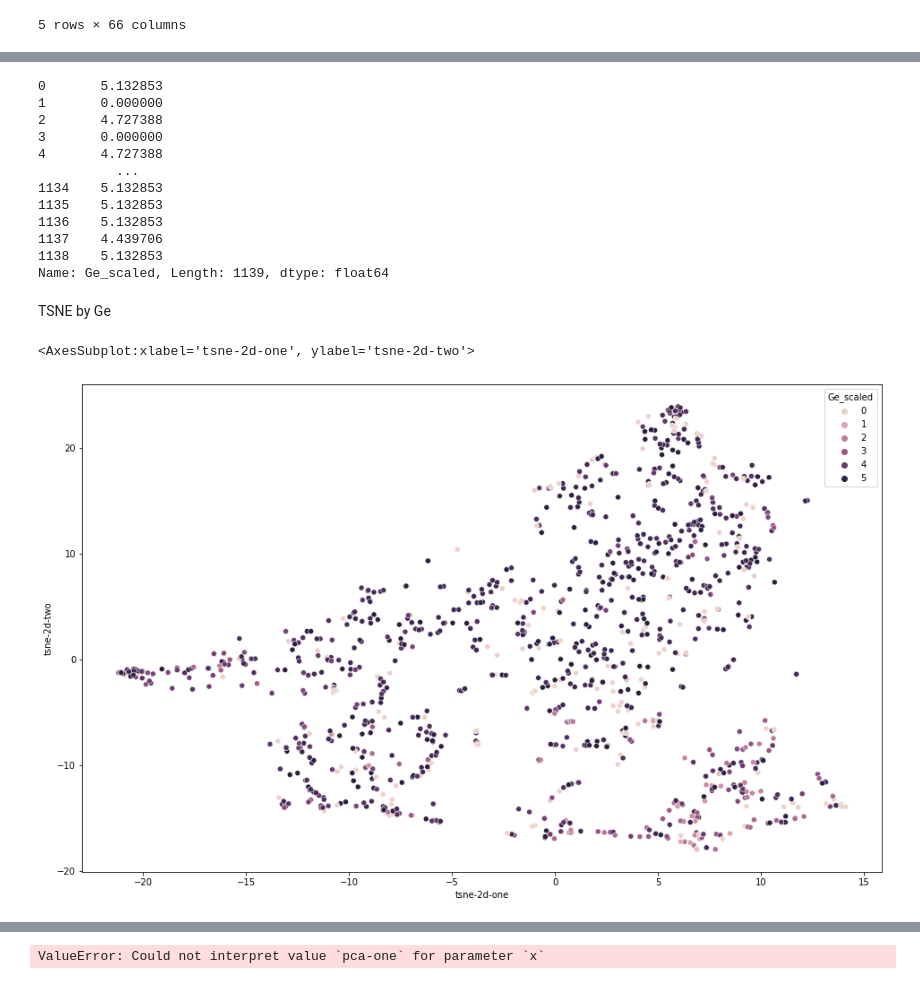
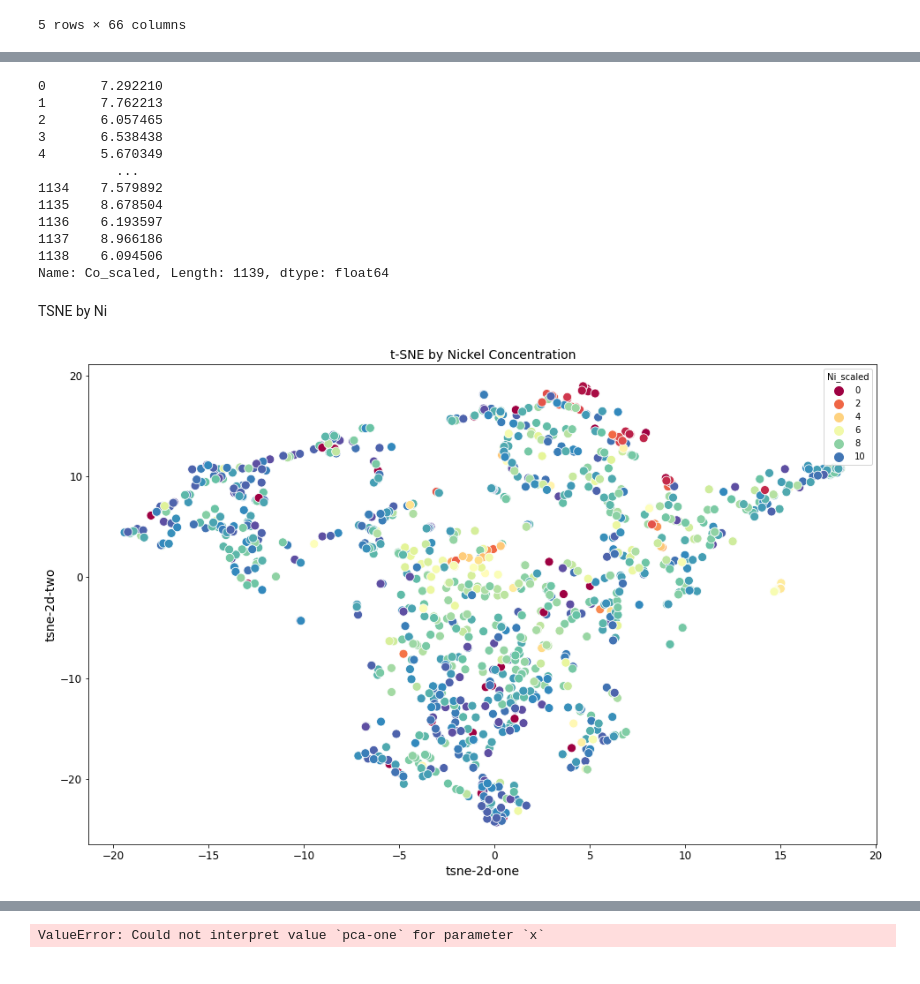
Before and after one commit to franticOreo/CriticalMinerals, a Jupyter notebook: asher/T-Sne Zn Ge osnaca.ipynb, the cells around one changed output, grey strips where cells are left out. Saved outputs shown, nothing was run; the diff lists cells and outputs as text; code cells hidden in the pictures.

Commit message:
t-sne concentration

```diff
--- a/asher/T-Sne Zn Ge osnaca.ipynb
+++ b/asher/T-Sne Zn Ge osnaca.ipynb
@@ -13,6 +13,23 @@ from sklearn.manifold import TSNE
 from mpl_toolkits.mplot3d import Axes3D
 # %%
 %matplotlib inline
+# %%
+style_dict = {
+
+    'axes.titlesize' : 14,
+
+    'axes.labelsize' : 14,
+
+    'lines.linewidth' : 1.5,
+
+    'lines.markersize' : 10,
+
+    'xtick.labelsize' : 12,
+
+    'ytick.labelsize' : 12,
+    }
+
+plt.style.use(style_dict)
 # %%
 #Reading the data
 data1 = pd.read_excel('../data/osnaca/osnaca-data2.xlsx')
@@ -141,47 +161,50 @@ sns.scatterplot(
 def safe_ln(x, minval=0.0000000001):
     return np.log(x.clip(min=minval))
 # %%
-df['Zn_scaled']=df_scaled['Zn']
-df['Zn_scaled']= np.log(df['Zn_scaled'])
+df['Ni_scaled']=df_scaled['Ni']
+df['Ni_scaled']= np.log(df['Ni_scaled'])
 
-df['Zn_scaled'] = abs(df['Zn_scaled'])
-df['Zn_scaled'].replace([np.inf, -np.inf], 0, inplace=True)
+df['Ni_scaled'] = abs(df['Ni_scaled'])
+df['Ni_scaled'].replace([np.inf, -np.inf], 0, inplace=True)
 # %%
-df['Ge_scaled']=df_scaled['Ge']
-df['Ge_scaled']= np.log(df['Ge_scaled'])
+df['Co_scaled']=df_scaled['Co']
+df['Co_scaled']= np.log(df['Co_scaled'])
 
-df['Ge_scaled'] = abs(df['Ge_scaled'])
-df['Ge_scaled'].replace([np.inf, -np.inf], 0, inplace=True)
+df['Co_scaled'] = abs(df['Co_scaled'])
+df['Co_scaled'].replace([np.inf, -np.inf], 0, inplace=True)
 
-df['Ge_scaled']
+df['Co_scaled']
 # %% [output]
-0       5.132853
-1       0.000000
-2       4.727388
-3       0.000000
-4       4.727388
+0       7.292210
+1       7.762213
+2       6.057465
+3       6.538438
+4       5.670349
           ...
-1134    5.132853
-1135    5.132853
-1136    5.132853
-1137    4.439706
-1138    5.132853
-Name: Ge_scaled, Length: 1139, dtype: float64
+1134    7.579892
+1135    8.678504
+1136    6.193597
+1137    8.966186
+1138    6.094506
+Name: Co_scaled, Length: 1139, dtype: float64
 # %% [markdown]
-TSNE by Ge
+TSNE by Ni
 # %%
 df['tsne-2d-one'] = tsne_results[:,0]
 df['tsne-2d-two'] = tsne_results[:,1]
 plt.figure(figsize=(16,10))
 sns.scatterplot(
-    x="tsne-2d-one", y="tsne-2d-two",hue="Ge_scaled",
+    x="tsne-2d-one", y="tsne-2d-two",hue="Ni_scaled",
+    palette='Spectral',
     data=df,
     legend="auto",
     alpha=1
 )
+plt.title('t-SNE by Nickel Concentration')
+
+plt.savefig('Ni_tsne.pdf')
 # %% [output]
-<AxesSubplot:xlabel='tsne-2d-one', ylabel='tsne-2d-two'>
-[figure, old version]
+[figure, new version]
 # %%
 df['tsne-2d-one'] = tsne_results[:,0]
 df['tsne-2d-two'] = tsne_results[:,1]
```
Also changed, not shown: parts of 3 cells of this notebook.
